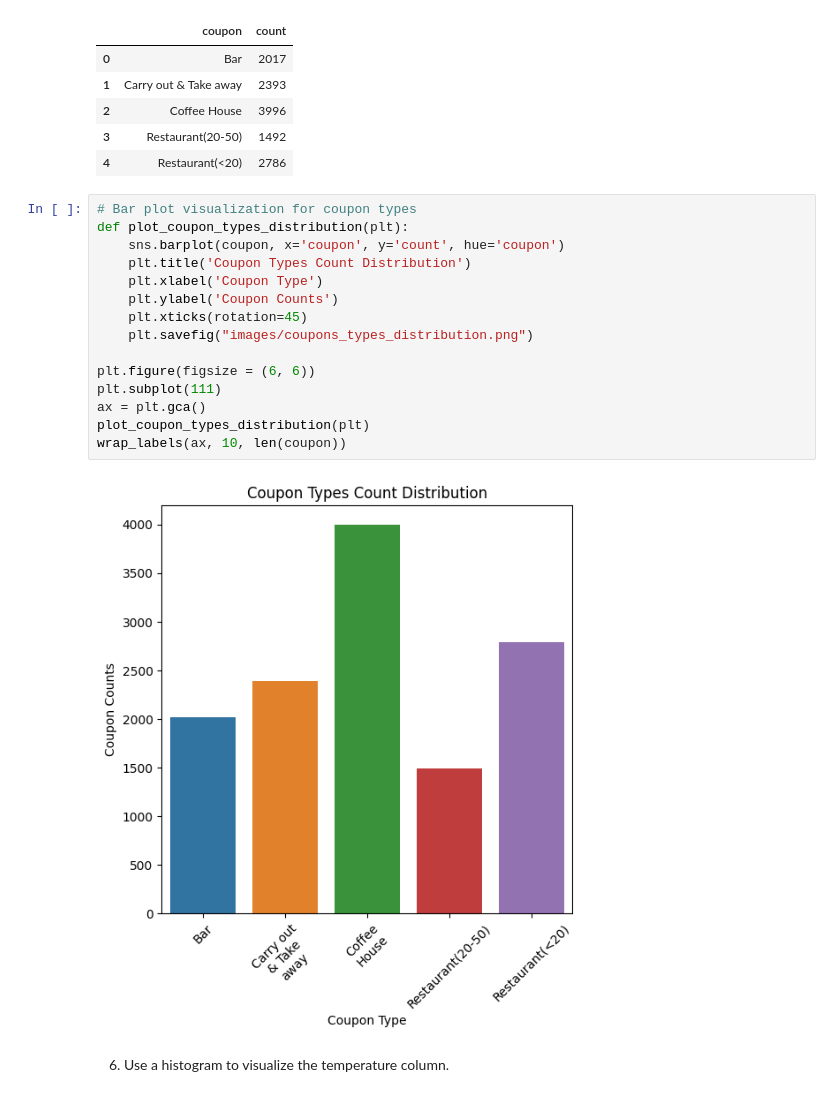
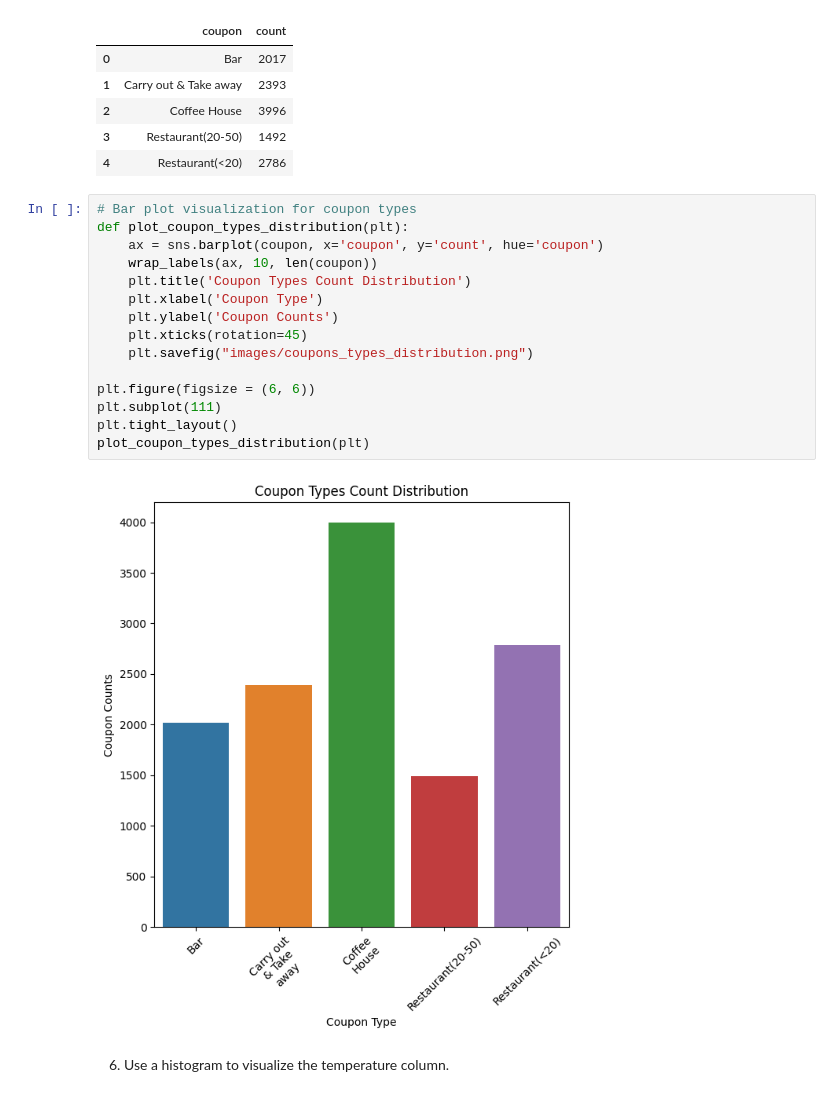
Before and after one commit to atewari-bot/driving-coupon, a Jupyter notebook: prompt.ipynb, the cells around one changed output. Cells and saved outputs as stored; diff of their text form.

Commit message:
Image issue fix contd.

```diff
--- a/prompt.ipynb
+++ b/prompt.ipynb
@@ -412,20 +412,20 @@ coupon
 # %%
 # Bar plot visualization for coupon types
 def plot_coupon_types_distribution(plt):
-    sns.barplot(coupon, x='coupon', y='count', hue='coupon')
+    ax = sns.barplot(coupon, x='coupon', y='count', hue='coupon')
+    wrap_labels(ax, 10, len(coupon))
     plt.title('Coupon Types Count Distribution')
     plt.xlabel('Coupon Type')
     plt.ylabel('Coupon Counts')
     plt.xticks(rotation=45)
     plt.savefig("images/coupons_types_distribution.png")
 
 plt.figure(figsize = (6, 6))
 plt.subplot(111)
-ax = plt.gca()
+plt.tight_layout()
 plot_coupon_types_distribution(plt)
-wrap_labels(ax, 10, len(coupon))
 # %% [output]
-[figure, old version]
+[figure, new version]
 # %% [markdown]
 6. Use a histogram to visualize the temperature column.
 # %%
```
Also changed, not shown: 1 other file.
